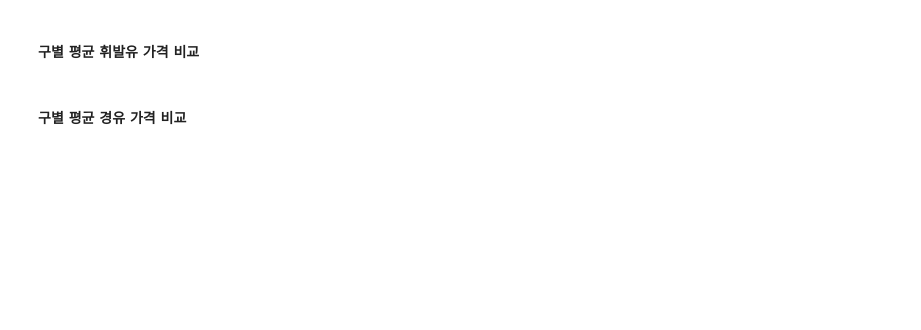
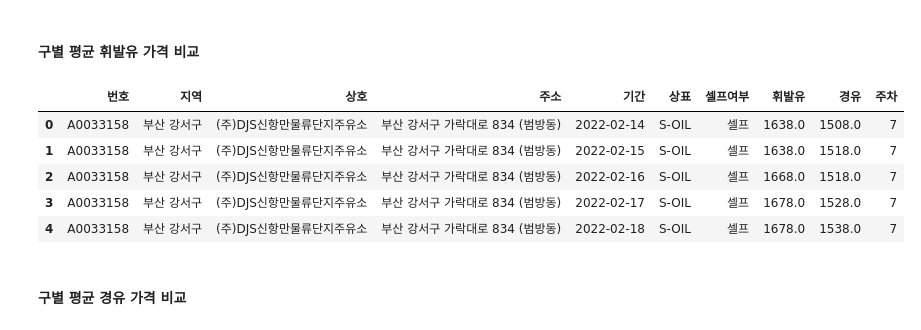
Before and after one commit to certainly-I/Busan-Oil-Price-Analysis, a Jupyter notebook: 주유소_전처리.ipynb, the cells around one changed output. Saved outputs shown, nothing was run; the diff lists cells and outputs as text; code cells hidden in the pictures; blank space fills up the shorter version.

```diff
--- a/주유소_전처리.ipynb
+++ b/주유소_전처리.ipynb
@@ -524,4 +497,13 @@ ConversionError: Failed to convert value(s) to axis units: Index(['GS칼텍스',
 # %% [markdown]
 #### 구별 평균 휘발유 가격 비교
+# %%
+data.head()
+# %% [output]
+|  | 번호 | 지역 | 상호 | 주소 | 기간 | 상표 | 셀프여부 | 휘발유 | 경유 | 주차 |
+| 0 | A0033158 | 부산 강서구 | (주)DJS신항만물류단지주유소 | 부산 강서구 가락대로 834 (범방동) | 2022-02-14 | S-OIL | 셀프 | 1638.0 | 1508.0 | 7 |
+| 1 | A0033158 | 부산 강서구 | (주)DJS신항만물류단지주유소 | 부산 강서구 가락대로 834 (범방동) | 2022-02-15 | S-OIL | 셀프 | 1638.0 | 1518.0 | 7 |
+| 2 | A0033158 | 부산 강서구 | (주)DJS신항만물류단지주유소 | 부산 강서구 가락대로 834 (범방동) | 2022-02-16 | S-OIL | 셀프 | 1668.0 | 1518.0 | 7 |
+| 3 | A0033158 | 부산 강서구 | (주)DJS신항만물류단지주유소 | 부산 강서구 가락대로 834 (범방동) | 2022-02-17 | S-OIL | 셀프 | 1678.0 | 1528.0 | 7 |
+| 4 | A0033158 | 부산 강서구 | (주)DJS신항만물류단지주유소 | 부산 강서구 가락대로 834 (범방동) | 2022-02-18 | S-OIL | 셀프 | 1678.0 | 1538.0 | 7 |
 # %% [markdown]
 #### 구별 평균 경유 가격 비교
```
Also changed, not shown: parts of 4 cells of this notebook.
